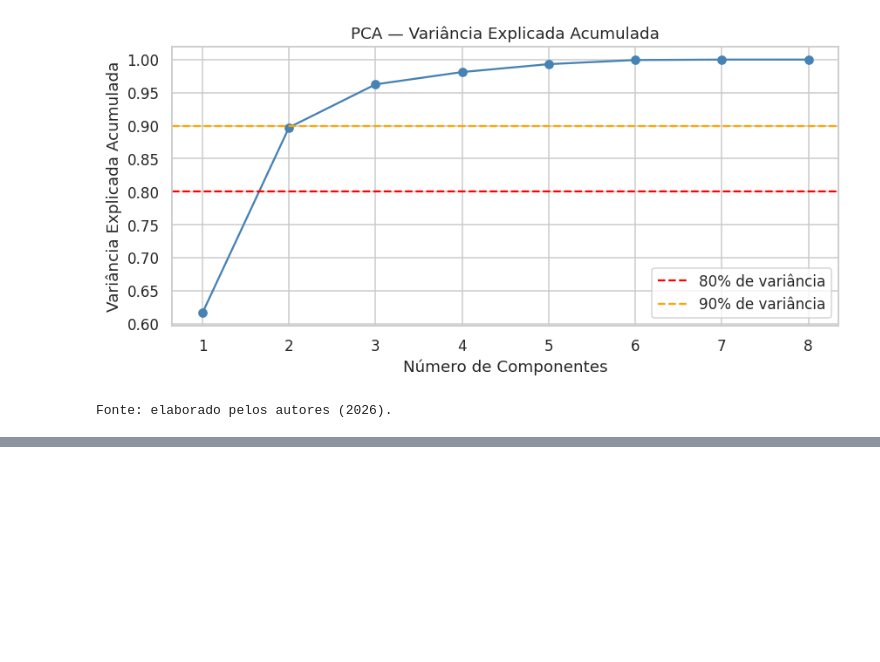
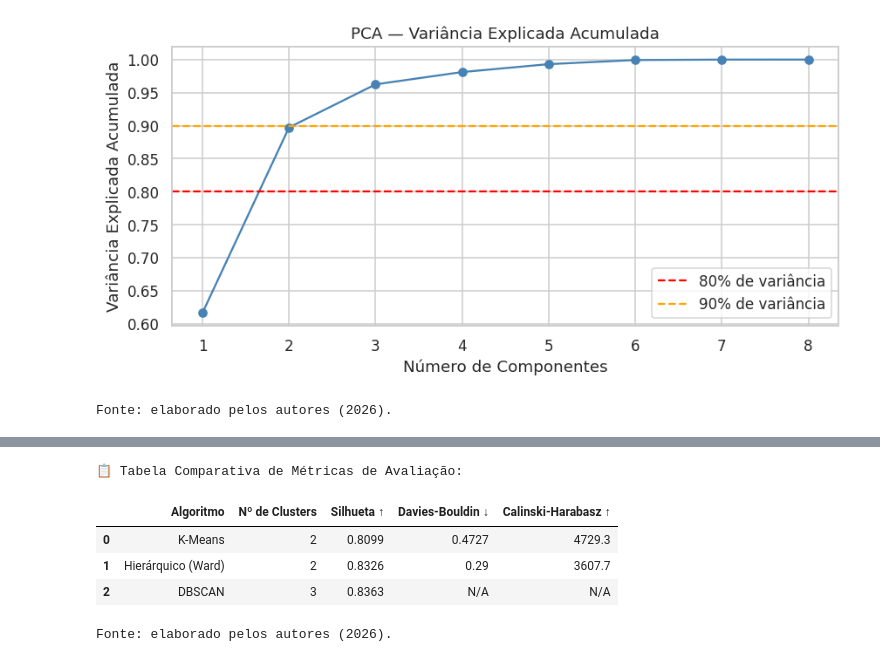
Before and after one commit to IsadoraMoraiss/Project_Pisi3, a Jupyter notebook: CLUSTERIZAÇÂO_PISI3.ipynb, the cells around one changed output, grey strips where cells are left out. Saved outputs shown, nothing was run; the diff lists cells and outputs as text; code cells hidden in the pictures; blank space fills up the shorter version.

Commit message:
Mineração e escolhas dos Algoritmos

```diff
--- a/CLUSTERIZAÇÂO_PISI3.ipynb
+++ b/CLUSTERIZAÇÂO_PISI3.ipynb
@@ -258,0 +461,20 @@ Fonte: elaborado pelos autores (2026).
+# %%
+# ── Tabela comparativa de métricas ────────────────────────────────────────
+metricas = pd.DataFrame({
+    'Algoritmo':          ['K-Means', 'Hierárquico (Ward)', 'DBSCAN'],
+    'Nº de Clusters':     [K_FINAL, K_FINAL, n_clusters_db],
+    'Silhueta ↑':         [round(sil_km,4), round(sil_agg,4), round(sil_db,4) if n_clusters_db > 1 else 'N/A'],
+    'Davies-Bouldin ↓':   [round(db_km,4),  round(db_agg,4),  'N/A'],
+    'Calinski-Harabasz ↑':[round(ch_km,1),  round(ch_agg,1),  'N/A']
+})
+
+print('\n📋 Tabela Comparativa de Métricas de Avaliação:')
+display(metricas)
+print('\nFonte: elaborado pelos autores (2026).')
+# %% [output]
+📋 Tabela Comparativa de Métricas de Avaliação:
+|  | Algoritmo | Nº de Clusters | Silhueta ↑ | Davies-Bouldin ↓ | Calinski-Harabasz ↑ |
+| 0 | K-Means | 2 | 0.8099 | 0.4727 | 4729.3 |
+| 1 | Hierárquico (Ward) | 2 | 0.8326 | 0.29 | 3607.7 |
+| 2 | DBSCAN | 3 | 0.8363 | N/A | N/A |
+Fonte: elaborado pelos autores (2026).
```
Also changed, not shown: parts of 7 cells of this notebook.
